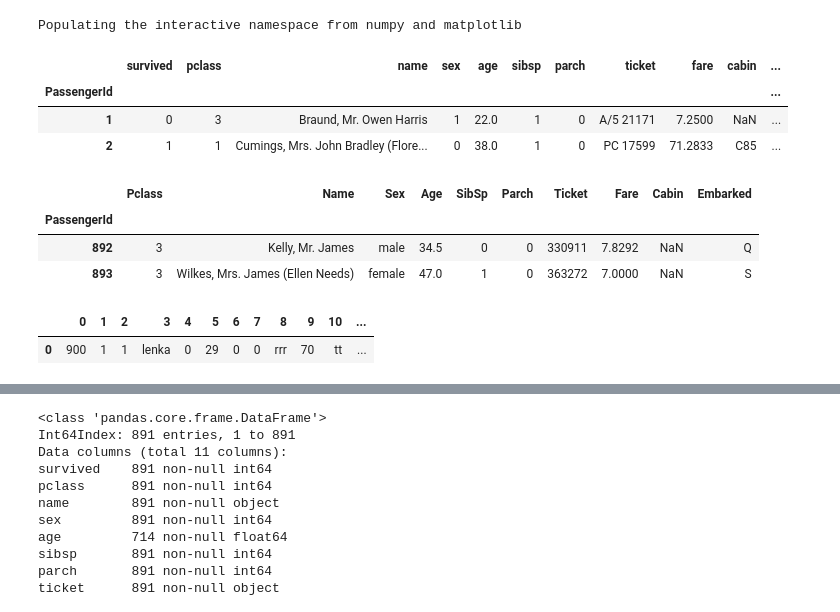
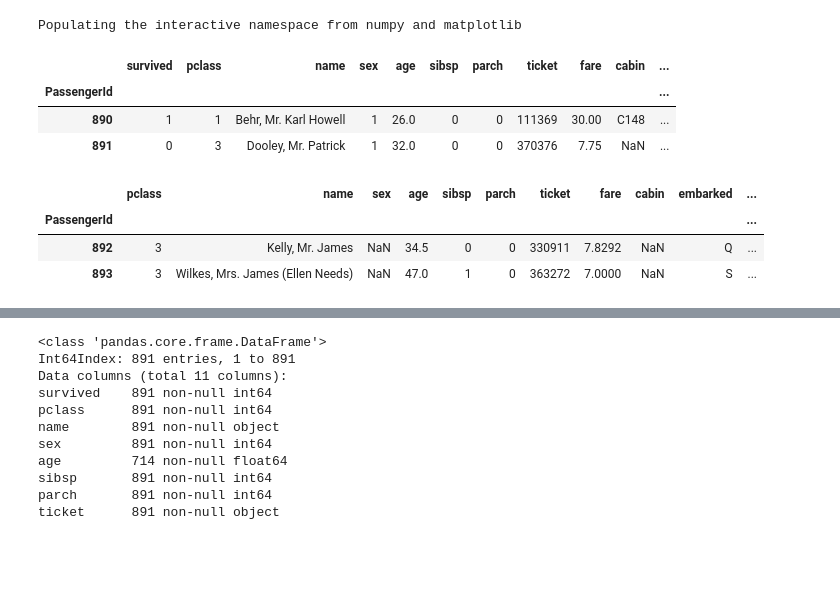
Before and after one commit to MenshikovDmitry/titanic, a Jupyter notebook: titanic.ipynb, the cells around one changed output, grey strips where cells are left out. Drawn from its saved outputs; the diff is of its cells as text; code cells hidden in the pictures; blank space fills up the shorter version.

```diff
--- a/titanic.ipynb
+++ b/titanic.ipynb
@@ -18,24 +18,21 @@ Populating the interactive namespace from numpy and matplotlib
 # %%
 raw = pd.read_csv('train.csv', index_col='PassengerId')
 test = pd.read_csv('test.csv', index_col='PassengerId')
 raw.columns = pd.Series(raw.columns).apply(lambda r: r.lower())
 raw.sex = raw.sex.map({'female': 0, 'male': 1})
-raw.head(2)
+raw[-2::]
 # %% [output]
 |  | survived | pclass | name | sex | age | sibsp | parch | ticket | fare | cabin | ... |
 | PassengerId |  |  |  |  |  |  |  |  |  |  | ... |
-| 1 | 0 | 3 | Braund, Mr. Owen Harris | 1 | 22.0 | 1 | 0 | A/5 21171 | 7.2500 | NaN | ... |
-| 2 | 1 | 1 | Cumings, Mrs. John Bradley (Flore... | 0 | 38.0 | 1 | 0 | PC 17599 | 71.2833 | C85 | ... |
+| 890 | 1 | 1 | Behr, Mr. Karl Howell | 1 | 26.0 | 0 | 0 | 111369 | 30.00 | C148 | ... |
+| 891 | 0 | 3 | Dooley, Mr. Patrick | 1 | 32.0 | 0 | 0 | 370376 | 7.75 | NaN | ... |
-# %%
-test.head(2)
-# %% [output]
-|  | Pclass | Name | Sex | Age | SibSp | Parch | Ticket | Fare | Cabin | Embarked |
-| PassengerId |  |  |  |  |  |  |  |  |  |  |
-| 892 | 3 | Kelly, Mr. James | male | 34.5 | 0 | 0 | 330911 | 7.8292 | NaN | Q |
-| 893 | 3 | Wilkes, Mrs. James (Ellen Needs) | female | 47.0 | 1 | 0 | 363272 | 7.0000 | NaN | S |
-# %%
-L=[900,1,1,'lenka',0,29,0,0,'rrr',70,'tt','S']
-pd.DataFrame(L).T
-# %% [output]
-|  | 0 | 1 | 2 | 3 | 4 | 5 | 6 | 7 | 8 | 9 | 10 | ... |
-| 0 | 900 | 1 | 1 | lenka | 0 | 29 | 0 | 0 | rrr | 70 | tt | ... |
+# %%
+test.columns = pd.Series(test.columns).apply(lambda r: r.lower())
+test.sex = test.sex.map({'female': 0, 'male': 1})
+test['survived']=[1]*len(test)
+test.head(2)
+# %% [output]
+|  | pclass | name | sex | age | sibsp | parch | ticket | fare | cabin | embarked | ... |
+| PassengerId |  |  |  |  |  |  |  |  |  |  | ... |
+| 892 | 3 | Kelly, Mr. James | NaN | 34.5 | 0 | 0 | 330911 | 7.8292 | NaN | Q | ... |
+| 893 | 3 | Wilkes, Mrs. James (Ellen Needs) | NaN | 47.0 | 1 | 0 | 363272 | 7.0000 | NaN | S | ... |
```
Also changed, not shown: parts of 20 cells of this notebook.
